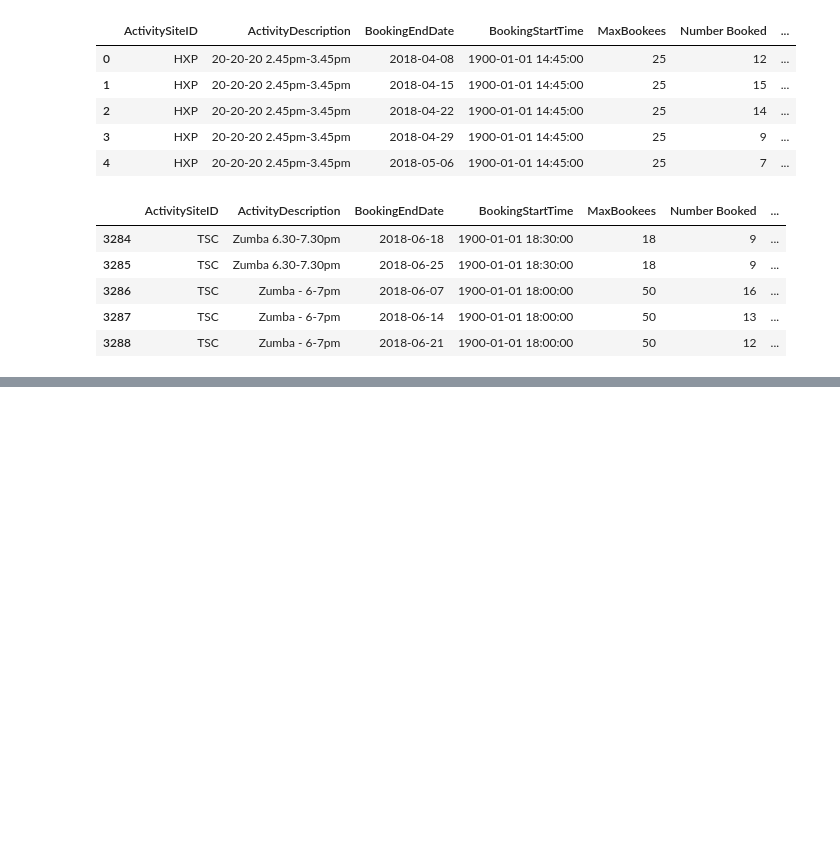
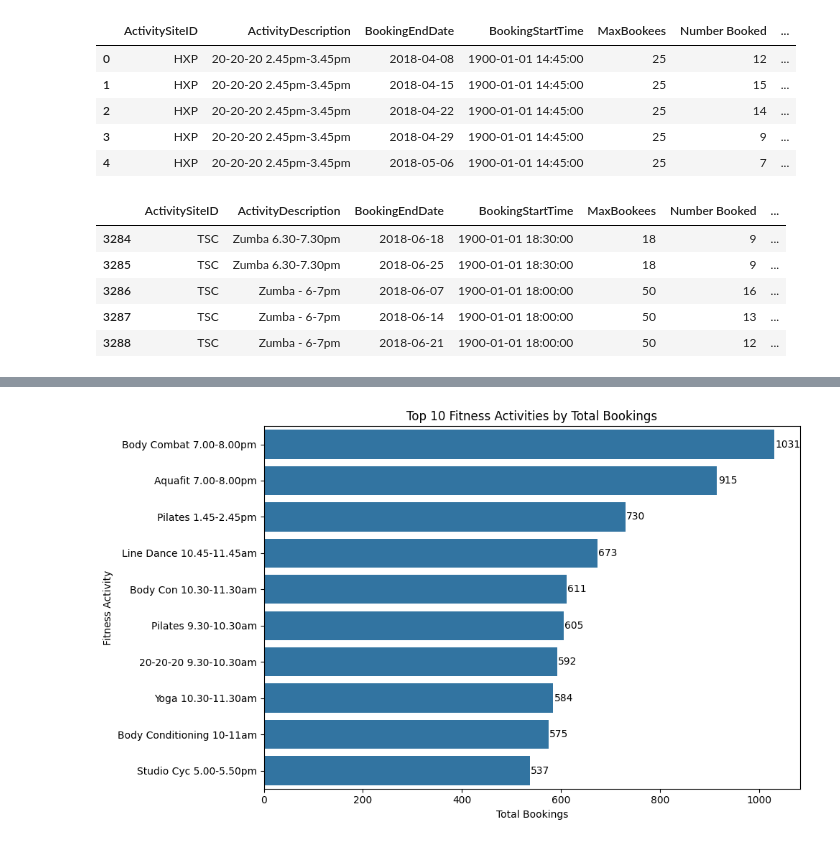
Before and after one commit to yogeshwartribhuvan2972-max/Dynamic-Pricing-Strategies-for-Fitness-Classes, a Jupyter notebook: EDA.ipynb, the cells around one changed output, grey strips where cells are left out. Cells and saved outputs as stored; diff of their text form; code cells hidden in the pictures; blank space fills up the shorter version.

```diff
--- a/EDA.ipynb
+++ b/EDA.ipynb
@@ -53,0 +143,16 @@ fitness_data.shape
+# %%
+fitness_data["Month"] = fitness_data["BookingEndDate"].dt.month_name()
+# %%
+fitness_data["Hour"] = fitness_data["BookingStartTime"].dt.hour
+# %%
+fitness_data["Session"] = fitness_data["Hour"].apply(
+    lambda x:
+    "Morning" if x < 12
+    else "Afternoon" if x < 17
+    else "Evening"
+)
+# %%
+fitness_data["Booking_Rate"] = (
+    fitness_data["Number Booked"] /
+    fitness_data["MaxBookees"]
+) * 100
@@ -53,0 +175,27 @@ fitness_data.shape
+# %%
+activity_bookings = (
+    fitness_data.groupby("ActivityDescription")["Number Booked"]
+    .sum()
+    .sort_values(ascending=False)
+    .head(10)
+)
+
+plt.figure(figsize=(10,6))
+
+ax = sns.barplot(
+    x=activity_bookings.values,
+    y=activity_bookings.index
+)
+
+# Add data labels
+for i in ax.containers:
+    ax.bar_label(i, fmt='%d', padding=1)
+
+plt.title("Top 10 Fitness Activities by Total Bookings")
+plt.xlabel("Total Bookings")
+plt.ylabel("Fitness Activity")
+
+plt.tight_layout()
+plt.show()
+# %% [output]
+[figure, added]
```
Also changed, not shown: parts of 24 cells of this notebook, 3 other files.
